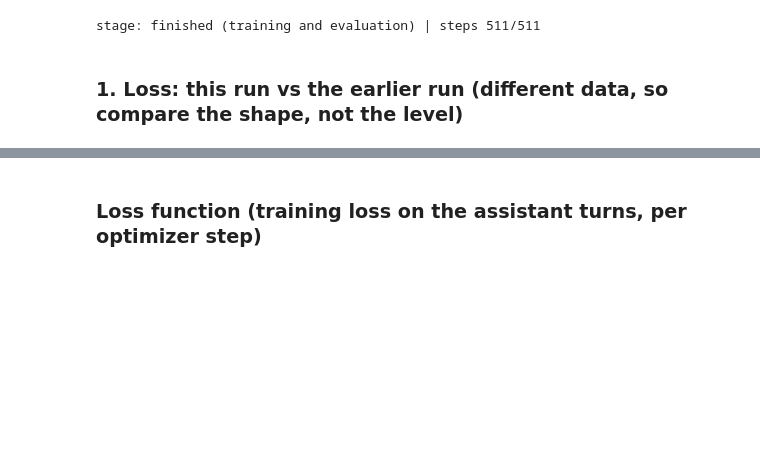
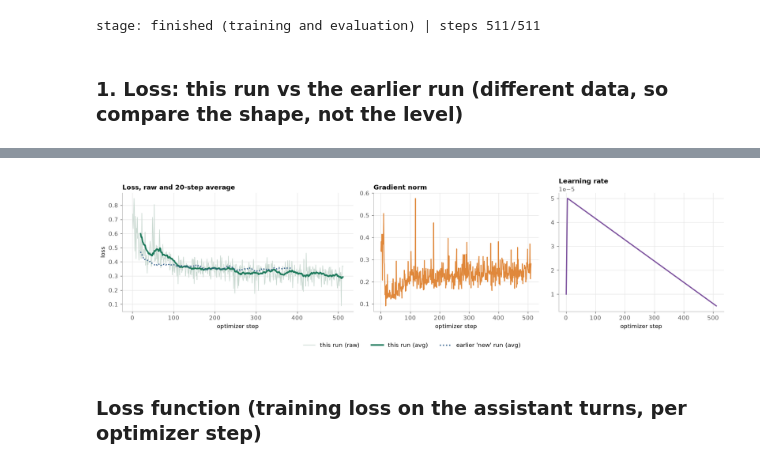
Before and after one commit to teacher57/qwen3-14b-tau-train, a Jupyter notebook: notebooks/aug_sft_experiment.ipynb, the cells around one changed output, grey strips where cells are left out. Drawn from its saved outputs; the diff is of its cells as text; code cells hidden in the pictures; blank space fills up the shorter version.

```diff
--- a/notebooks/aug_sft_experiment.ipynb
+++ b/notebooks/aug_sft_experiment.ipynb
@@ -148,14 +148,28 @@ Recent events
 # %%
-import numpy as np, plotly.graph_objects as go, plotly.io as pio
-from plotly.subplots import make_subplots
-pio.renderers.default = "notebook_connected"; pio.templates.default = "plotly_white"
+import numpy as np, matplotlib.pyplot as plt
+%matplotlib inline
+plt.rcParams.update({"figure.dpi": 110, "font.size": 10, "axes.titlesize": 11, "axes.titleweight": "bold", "axes.titlelocation": "left",
+                     "axes.spines.top": False, "axes.spines.right": False, "axes.edgecolor": "#B8B8B8", "axes.grid": True, "grid.color": "#E6E6E6",
+                     "grid.linewidth": 0.8, "axes.axisbelow": True, "lines.linewidth": 2, "legend.frameon": False, "xtick.color": "#555", "ytick.color": "#555"})
 RUN = load(); T = RUN["training"]
 C_AUG, C_REF = "#1E7A5C", "#2F5D8A"
 REF = json.load(open(ROOT / "full_run_results" / "distill_run.json"))["training"]   # the earlier 'new' model's SFT
 def smooth(x, k=20):
     x = np.asarray(x, float); return np.convolve(x, np.ones(k) / k, mode="valid") if len(x) >= k else x
 def placeholder(title, text="no data yet"):
-    f = go.Figure(); f.add_annotation(text=text, showarrow=False, font=dict(size=16, color="#888")); f.update_layout(title=title, height=260, xaxis=dict(visible=False), yaxis=dict(visible=False)); return f
+    fig, ax = plt.subplots(figsize=(10, 2.2)); ax.set_title(title); ax.axis("off")
+    ax.text(0.5, 0.5, text, ha="center", va="center", fontsize=14, color="#888", transform=ax.transAxes); plt.show()
+def bar_labels(ax, bars, fmt="{:.0%}", errs=None):   # value above each bar (above the error cap if there is one)
+    for b, e in zip(bars, errs if errs is not None else [0] * len(bars)):
+        ax.annotate(fmt.format(b.get_height()), (b.get_x() + b.get_width() / 2, b.get_y() + b.get_height() + (e or 0)), xytext=(0, 3), textcoords="offset points", ha="center", va="bottom", fontsize=9, color="#333")
+    if ax.get_autoscaley_on(): ax.margins(y=0.12)
+def legend_below(fig, ncol=4):
+    h, l = [], []
+    for ax in fig.axes:
+        for hh, ll in zip(*ax.get_legend_handles_labels()):
+            if ll not in l and not ll.startswith("_"): h.append(hh); l.append(ll)
+    if h: fig.legend(h, l, loc="lower center", ncol=ncol, bbox_to_anchor=(0.5, -0.02)); fig.tight_layout(rect=(0, 0.08, 1, 1))
+    else: fig.tight_layout()
 print(f"stage: {RUN['stage']} | steps {T['steps_done']}/{T['steps_total']}")
 # %% [output]
 stage: finished (training and evaluation) | steps 511/511
@@ -163,13 +177,15 @@ stage: finished (training and evaluation) | steps 511/511
 ### 1. Loss: this run vs the earlier run (different data, so compare the shape, not the level)
 # %%
 if T["step"]:
-    fig = make_subplots(rows=1, cols=2, subplot_titles=("Loss, raw and 20-step average", "Gradient norm and learning rate"), specs=[[{}, {"secondary_y": True}]])
-    fig.add_scatter(x=T["step"], y=T["loss"], mode="lines", line=dict(color="#C8D8D0", width=1), name="this run (raw)", row=1, col=1)
-    s = smooth(T["loss"]); fig.add_scatter(x=T["step"][len(T["step"]) - len(s):], y=s, mode="lines", line=dict(color=C_AUG, width=3), name="this run (avg)", row=1, col=1)
-    rs = smooth(REF["loss"]); fig.add_scatter(x=REF["step_index"][len(REF["step_index"]) - len(rs):], y=rs, mode="lines", line=dict(color=C_REF, width=2, dash="dot"), name="earlier 'new' run (avg)", row=1, col=1)
-    fig.add_scatter(x=T["step"], y=T["grad_norm"], mode="lines", line=dict(color="#E0883B"), name="grad norm", row=1, col=2)
-    fig.add_scatter(x=T["step"], y=T["lr"], mode="lines", line=dict(color="#7A4E9C"), name="learning rate", row=1, col=2, secondary_y=True)
-    fig.update_xaxes(title_text="optimizer step"); fig.update_layout(height=420, legend=dict(orientation="h", y=-0.2)); fig.show()
+    fig, (a1, a2, a3) = plt.subplots(1, 3, figsize=(15, 4.2), gridspec_kw=dict(width_ratios=[1.4, 1, 1]))
+    a1.plot(T["step"], T["loss"], color="#C8D8D0", lw=1, label="this run (raw)")
+    s = smooth(T["loss"]); a1.plot(T["step"][len(T["step"]) - len(s):], s, color=C_AUG, lw=2.5, label="this run (avg)")
+    rs = smooth(REF["loss"]); a1.plot(REF["step_index"][len(REF["step_index"]) - len(rs):], rs, color=C_REF, ls=":", label="earlier 'new' run (avg)")
+    a1.set_title("Loss, raw and 20-step average"); a1.set_ylabel("loss")
+    a2.plot(T["step"], T["grad_norm"], color="#E0883B", lw=1.5); a2.set_title("Gradient norm")
+    a3.plot(T["step"], T["lr"], color="#7A4E9C"); a3.set_title("Learning rate"); a3.ticklabel_format(axis="y", style="sci", scilimits=(0, 0))
+    for a in (a1, a2, a3): a.set_xlabel("optimizer step")
+    legend_below(fig, 3); plt.show()
 else:
-    placeholder("Loss", "training has not logged a step yet").show()
+    placeholder("Loss", "training has not logged a step yet")
 # %% [output]
@@ -177,3 +192,4 @@ else:
+[figure, added]
 # %% [markdown]
 ### Loss function (training loss on the assistant turns, per optimizer step)
 # %%
```
Also changed, not shown: parts of 11 cells of this notebook.
